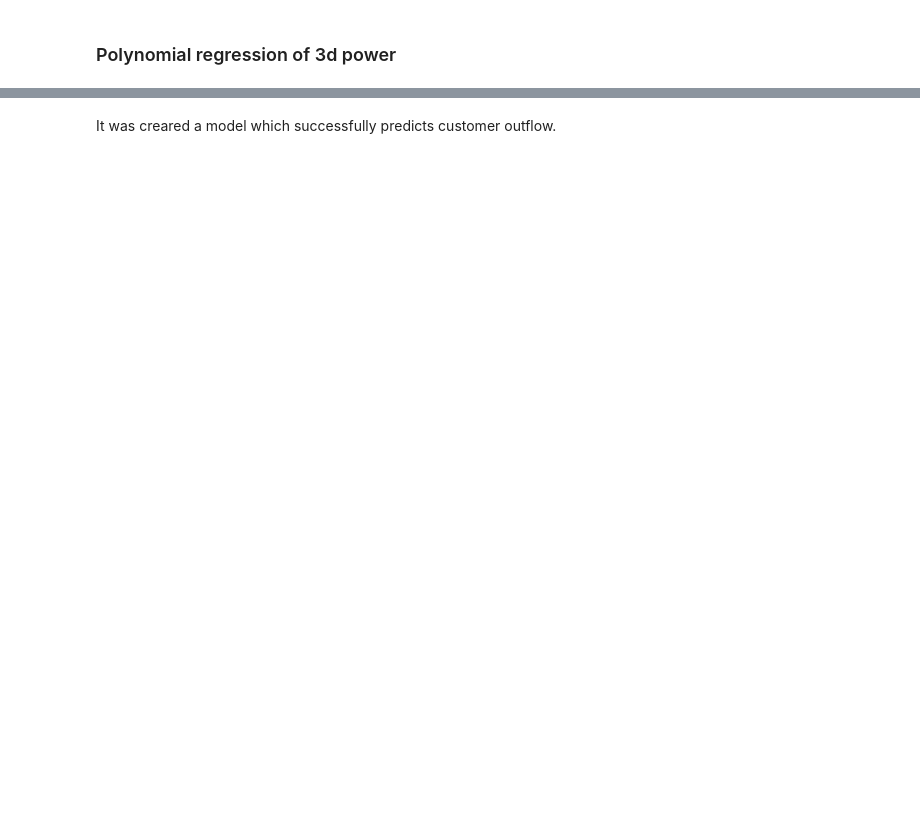
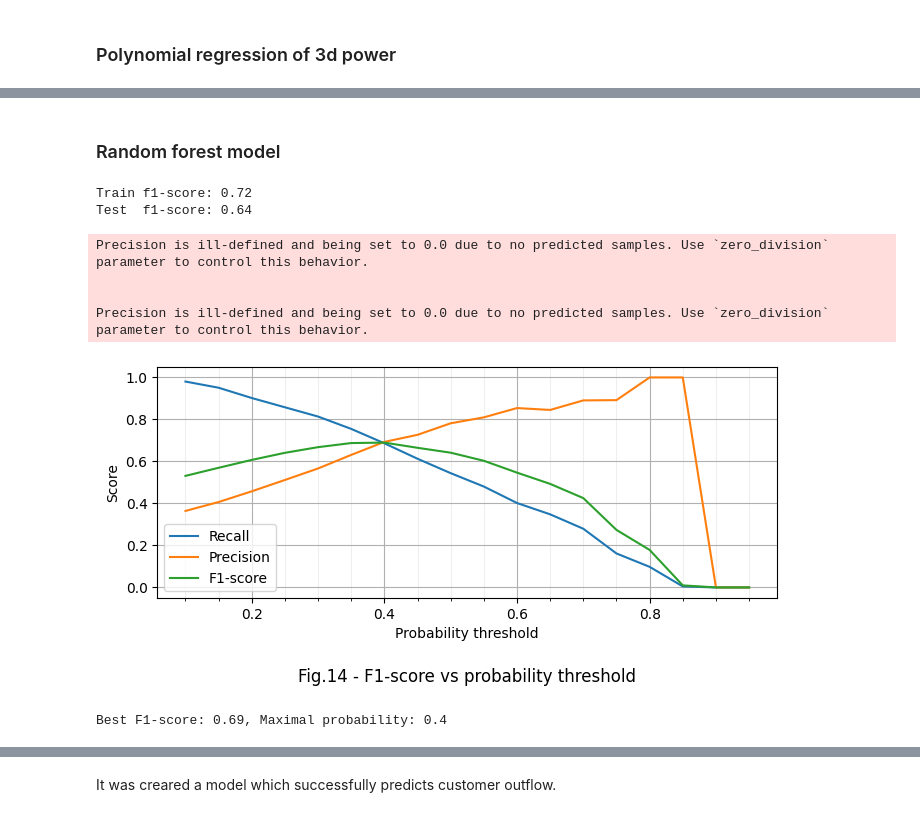
Before and after one commit to Alex1iv/Bank_customers_outflow, a Jupyter notebook: notebooks/Bank_clients_en.ipynb, the cells around one changed output, grey strips where cells are left out. Cells and saved outputs as stored; diff of their text form; code cells hidden in the pictures; blank space fills up the shorter version.

```diff
--- a/notebooks/Bank_clients_en.ipynb
+++ b/notebooks/Bank_clients_en.ipynb
@@ -855,0 +712,25 @@ F1-score: 0.685
+# %% [markdown]
+### Random forest model
+# %%
+# Creation an instance of the RandomForest class
+rf = ensemble.RandomForestClassifier(
+    n_estimators=500, #число деревьев
+    criterion='entropy', #критерий эффективности
+    max_depth=8, #максимальная глубина дерева
+    min_samples_leaf = 10, # Минимальное число объектов в листе
+    #max_features='sqrt', #число признаков из метода случайных подространств
+    random_state=random_seed #генератор случайных чисел
+)
+# Train the model
+rf.fit(X_train, y_train)
+
+# Predicting
+y_pred_train = rf.predict(X_train)
+y_pred_test = rf.predict(X_test)
+
+# Metrics report
+print('Train f1-score: {:.2f}'.format(metrics.f1_score(y_train, y_pred_train)))
+print('Test  f1-score: {:.2f}'.format(metrics.f1_score(y_test, y_pred_test)))
+# %% [output]
+Train f1-score: 0.72
+Test  f1-score: 0.64
@@ -855,0 +740,51 @@ F1-score: 0.685
+# %%
+# Empty lists to store results
+recall_scores, precision_scores, f1_scores = [], [], []
+# Create 20 values of alpha between 0.1 and 1
+thresholds = np.arange(0.1, 1, 0.05)
+# calculation for each threshold
+for threshold in thresholds:
+    # clients with the probability > threshold assign to the class 1, else - to class 0
+    y_test_pred = np.where(y_test_proba_pred>threshold, 1, 0)
+
+    # Calculation of metrics
+    f1_scores.append(metrics.f1_score(y_test, y_test_pred))
+    recall_scores.append(metrics.recall_score(y_test, y_test_pred))
+    precision_scores.append(metrics.precision_score(y_test, y_test_pred))
+
+
+# Visualization of the metrics
+fig, ax = plt.subplots(figsize=(8, 3))
+ax.plot(thresholds, f1_scores, label='F1-score')
+ax.plot(thresholds, recall_scores, label='Recall')
+ax.plot(thresholds, precision_scores, label='Precision')
+
+
+minor_ticks = np.arange(0, 1, 0.05)
+ax.set_xticks(minor_ticks, minor=True)
+
+
+ax.set_title('Fig.14 - F1-score vs probability threshold', y=-0.4)
+ax.set_xlabel('Probability threshold')
+ax.set_ylabel('Score')
+ax.legend()
+ax.grid()
+ax.grid(which='minor', alpha=0.2);
+# %% [output]
+Precision is ill-defined and being set to 0.0 due to no predicted samples. Use `zero_division` parameter to control this behavior.
+
+
+Precision is ill-defined and being set to 0.0 due to no predicted samples. Use `zero_division` parameter to control this behavior.
+[figure, added]
+# %%
+# Maximal F1-score
+max_f1_score = max(f1_scores)
+
+# transform list of f1-scores to array
+f1_scores = np.array(f1_scores).round(3)
+
+# The probability value of the best f1-score value
+threshold_opt_rf = round(0.05 + (np.argmax(f1_scores) + 1)*0.05, 2)
+print(f'Best F1-score: {max_f1_score.round(3)}, Maximal probability: {threshold_opt_rf}')
+# %% [output]
+Best F1-score: 0.69, Maximal probability: 0.4
```
Also changed, not shown: parts of 38 cells of this notebook.
